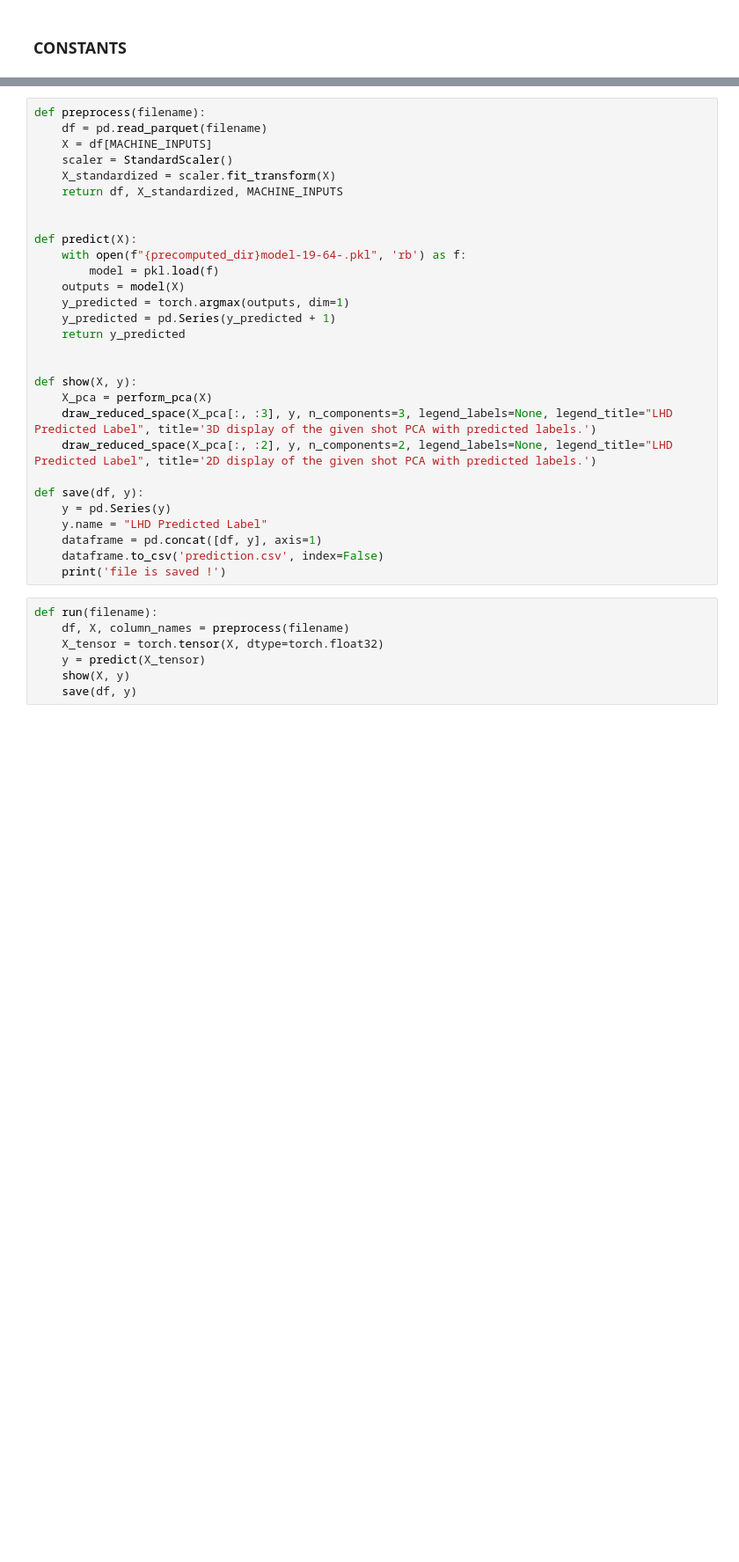
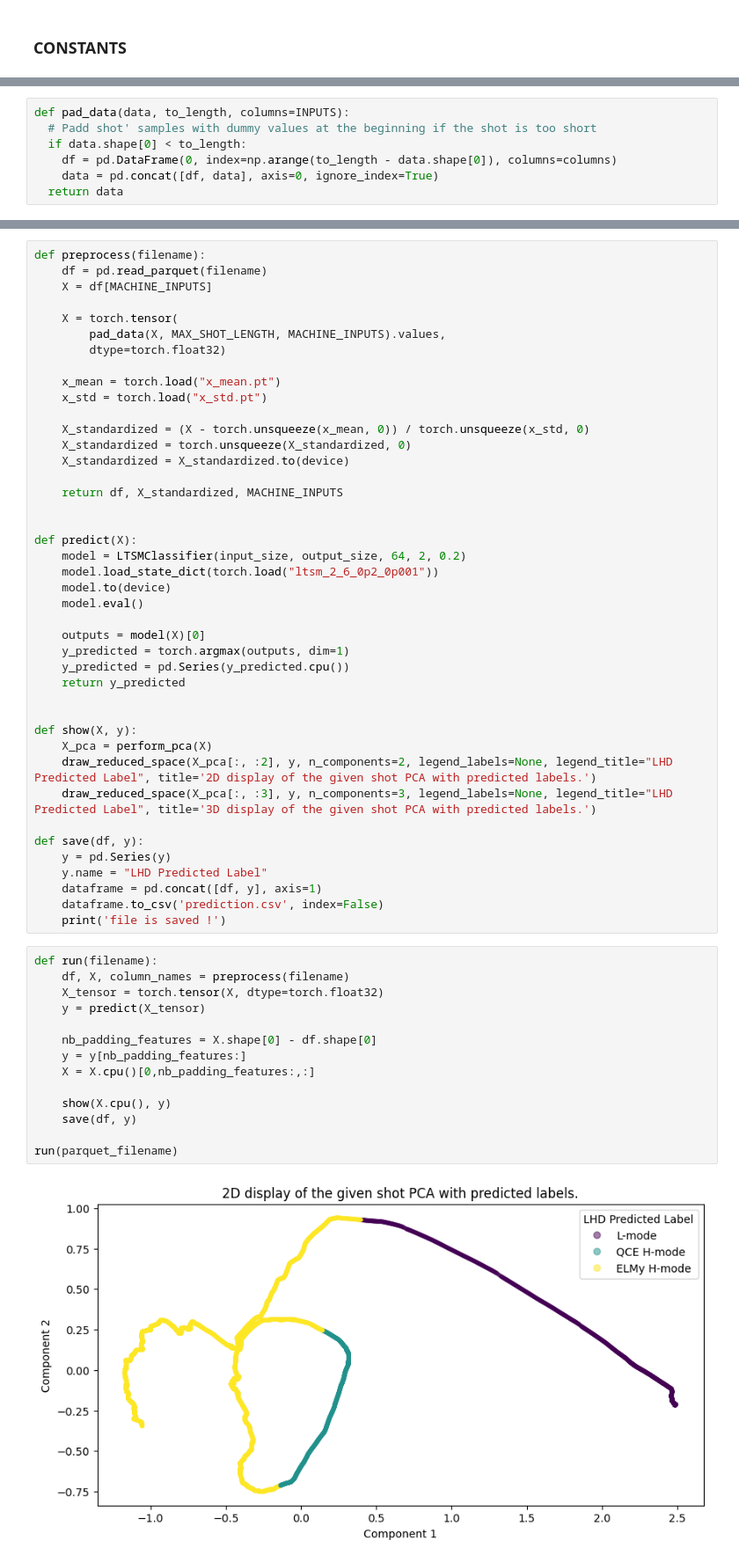
Before and after one commit to Captcha-ML/tokamak-unsupervised, a Jupyter notebook: predict.ipynb, the cells around one changed output, grey strips where cells are left out. Shown at 88% size. Saved outputs shown, nothing was run; the diff lists cells and outputs as text; blank space fills up the shorter version.

Commit message:
Finish v1 of predict notebook

```diff
--- a/predict.ipynb
+++ b/predict.ipynb
@@ -34,0 +53,7 @@ parquet_filename = '/Users/ericsaikali/Library/Mobile Documents/com~apple~CloudD
+# %%
+def pad_data(data, to_length, columns=INPUTS):
+  # Padd shot' samples with dummy values at the beginning if the shot is too short
+  if data.shape[0] < to_length:
+    df = pd.DataFrame(0, index=np.arange(to_length - data.shape[0]), columns=columns)
+    data = pd.concat([df, data], axis=0, ignore_index=True)
+  return data
@@ -36,24 +150,37 @@ parquet_filename = '/Users/ericsaikali/Library/Mobile Documents/com~apple~CloudD
 def preprocess(filename):
     df = pd.read_parquet(filename)
     X = df[MACHINE_INPUTS]
-    scaler = StandardScaler()
-    X_standardized = scaler.fit_transform(X)
+
+    X = torch.tensor(
+        pad_data(X, MAX_SHOT_LENGTH, MACHINE_INPUTS).values,
+        dtype=torch.float32)
+
+    x_mean = torch.load("x_mean.pt")
+    x_std = torch.load("x_std.pt")
+
+    X_standardized = (X - torch.unsqueeze(x_mean, 0)) / torch.unsqueeze(x_std, 0)
+    X_standardized = torch.unsqueeze(X_standardized, 0)
+    X_standardized = X_standardized.to(device)
+
     return df, X_standardized, MACHINE_INPUTS
 
 
 def predict(X):
-    with open(f"{precomputed_dir}model-19-64-.pkl", 'rb') as f:
-        model = pkl.load(f)
-    outputs = model(X)
+    model = LTSMClassifier(input_size, output_size, 64, 2, 0.2)
+    model.load_state_dict(torch.load("ltsm_2_6_0p2_0p001"))
+    model.to(device)
+    model.eval()
+
+    outputs = model(X)[0]
     y_predicted = torch.argmax(outputs, dim=1)
-    y_predicted = pd.Series(y_predicted + 1)
+    y_predicted = pd.Series(y_predicted.cpu())
     return y_predicted
 
 
 def show(X, y):
     X_pca = perform_pca(X)
+    draw_reduced_space(X_pca[:, :2], y, n_components=2, legend_labels=None, legend_title="LHD Predicted Label", title='2D display of the given shot PCA with predicted labels.')
     draw_reduced_space(X_pca[:, :3], y, n_components=3, legend_labels=None, legend_title="LHD Predicted Label", title='3D display of the given shot PCA with predicted labels.')
-    draw_reduced_space(X_pca[:, :2], y, n_components=2, legend_labels=None, legend_title="LHD Predicted Label", title='2D display of the given shot PCA with predicted labels.')
 
 def save(df, y):
     y = pd.Series(y)
@@ -64,7 +191,16 @@ def save(df, y):
 # %%
 def run(filename):
     df, X, column_names = preprocess(filename)
     X_tensor = torch.tensor(X, dtype=torch.float32)
     y = predict(X_tensor)
-    show(X, y)
+
+    nb_padding_features = X.shape[0] - df.shape[0]
+    y = y[nb_padding_features:]
+    X = X.cpu()[0,nb_padding_features:,:]
+
+    show(X.cpu(), y)
     save(df, y)
+
+run(parquet_filename)
+# %% [output]
+[figure, added]
```
Also changed, not shown: parts of 9 cells of this notebook.
